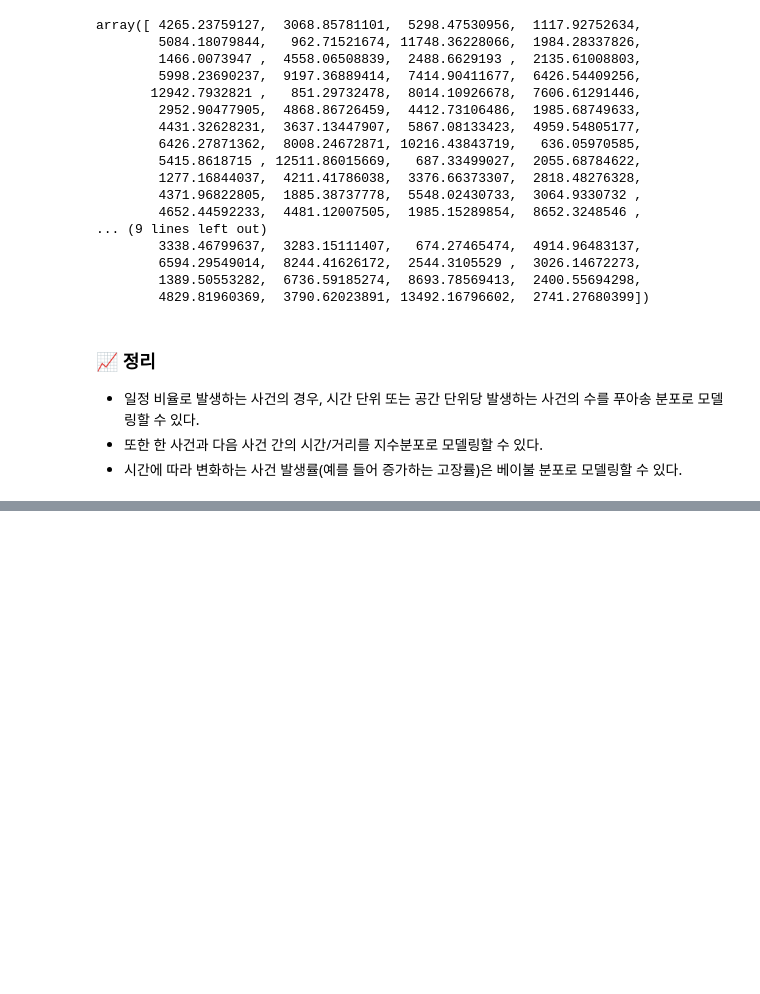
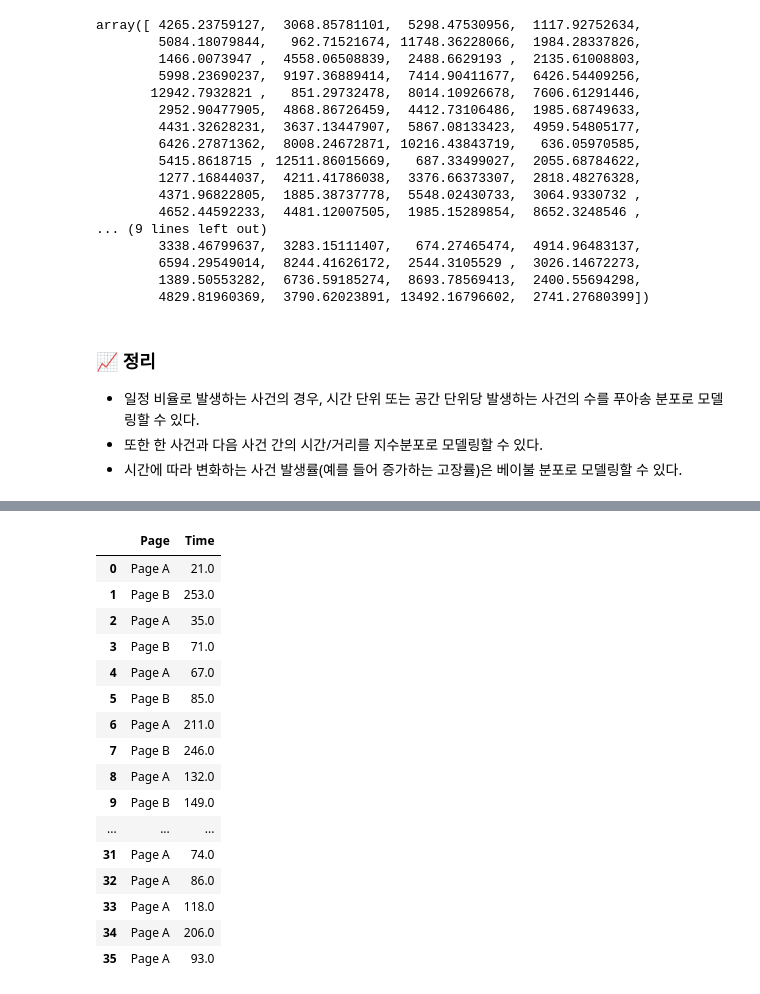
Before and after one commit to ljs7463/Basic_statistic, a Jupyter notebook: 임정석/Statistics_Basic_(1).ipynb, the cells around one changed output, grey strips where cells are left out. Drawn from its saved outputs; the diff is of its cells as text; code cells hidden in the pictures; blank space fills up the shorter version.

```diff
--- a/임정석/Statistics_Basic_(1).ipynb
+++ b/임정석/Statistics_Basic_(1).ipynb
@@ -1149,0 +1269,21 @@ array([ 4265.23759127,  3068.85781101,  5298.47530956,  1117.92752634,
+# %%
+# 데이터 불러오기
+session_times
+# %% [output]
+|  | Page | Time |
+| 0 | Page A | 21.0 |
+| 1 | Page B | 253.0 |
+| 2 | Page A | 35.0 |
+| 3 | Page B | 71.0 |
+| 4 | Page A | 67.0 |
+| 5 | Page B | 85.0 |
+| 6 | Page A | 211.0 |
+| 7 | Page B | 246.0 |
+| 8 | Page A | 132.0 |
+| 9 | Page B | 149.0 |
+| ... | ... | ... |
+| 31 | Page A | 74.0 |
+| 32 | Page A | 86.0 |
+| 33 | Page A | 118.0 |
+| 34 | Page A | 206.0 |
+| 35 | Page A | 93.0 |
```
Also changed, not shown: parts of 43 cells of this notebook.
